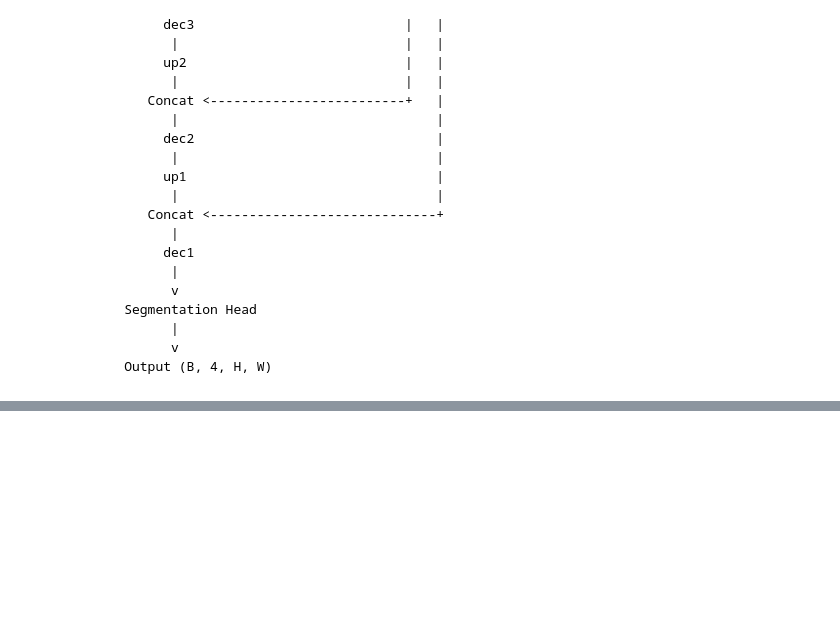
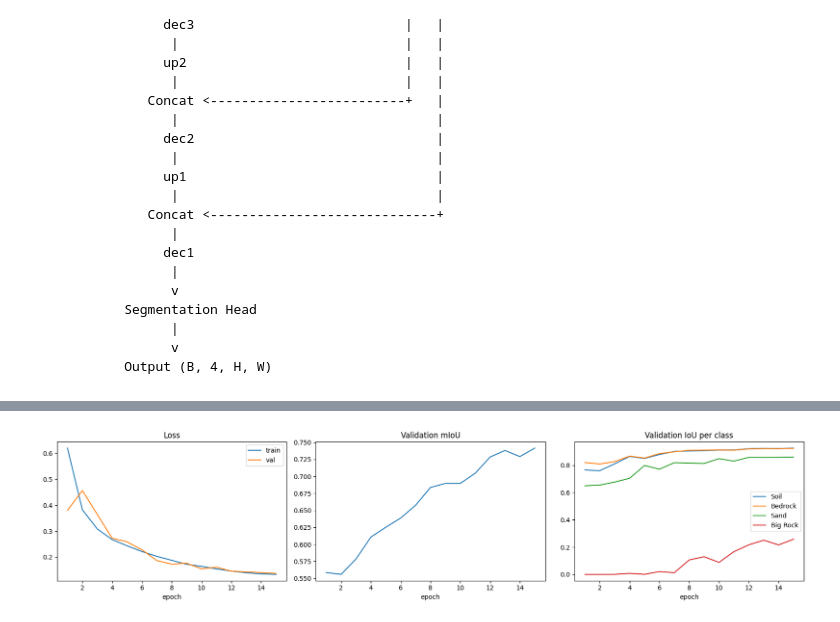
Before and after one commit to Agontuk19/mars-rover-segmentation, a Jupyter notebook: notebooks/03_baseline.ipynb, the cells around one changed output, grey strips where cells are left out. Drawn from its saved outputs; the diff is of its cells as text; code cells hidden in the pictures; blank space fills up the shorter version.

Commit message:
Evaluation: metrics, evaluate, visualization

```diff
--- a/notebooks/03_baseline.ipynb
+++ b/notebooks/03_baseline.ipynb
@@ -246,0 +248,11 @@ Model tests passed.
+# %%
+# Full history table
+import json
+import pandas as pd
+
+with open("/kaggle/working/outputs/baseline/history.json") as f:
+    hist = pd.DataFrame(json.load(f))
+
+cols = ["epoch", "train_loss", "val_loss", "val_miou",
+        "val_iou_0", "val_iou_1", "val_iou_2", "val_iou_3"]
+print(hist[cols].round(4).to_string(index=False))
@@ -246,0 +276,27 @@ Model tests passed.
+# %%
+# K6: plot training history
+import json
+import matplotlib.pyplot as plt
+
+with open("/kaggle/working/outputs/baseline/history.json") as f:
+    hist = json.load(f)
+
+epochs = [h["epoch"] for h in hist]
+fig, axes = plt.subplots(1, 3, figsize=(17, 4))
+
+axes[0].plot(epochs, [h["train_loss"] for h in hist], label="train")
+axes[0].plot(epochs, [h["val_loss"] for h in hist], label="val")
+axes[0].set_title("Loss"); axes[0].legend()
+
+axes[1].plot(epochs, [h["val_miou"] for h in hist])
+axes[1].set_title("Validation mIoU")
+
+for k, name in CLASS_NAMES.items():
+    axes[2].plot(epochs, [h[f"val_iou_{k}"] for h in hist], label=name)
+axes[2].set_title("Validation IoU per class"); axes[2].legend()
+
+for ax in axes:
+    ax.set_xlabel("epoch")
+plt.tight_layout(); plt.show()
+# %% [output]
+[figure, added]
```
Also changed, not shown: parts of 12 cells of this notebook, 6 other files.
